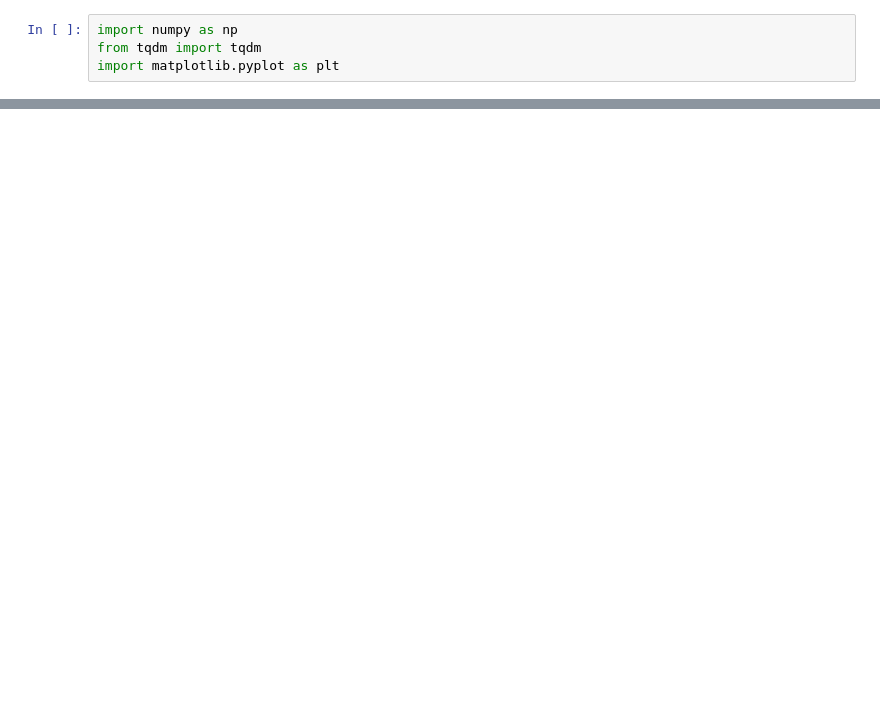
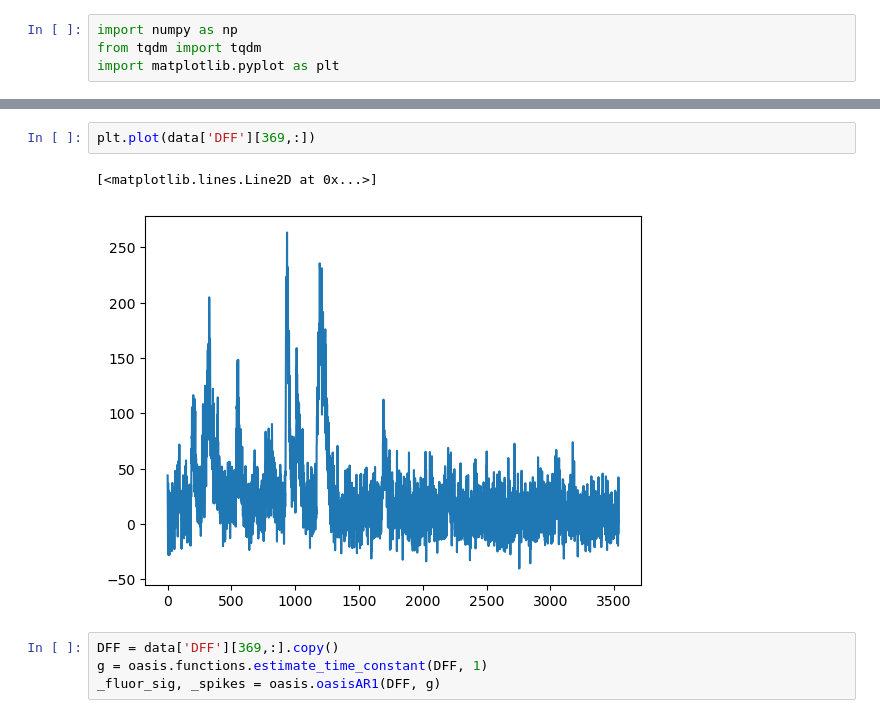
Before and after one commit to dylanmmartins/two-photon-tools, a Jupyter notebook: notebooks/preenCells.ipynb, the cells around one changed output, grey strips where cells are left out. Drawn from its saved outputs; the diff is of its cells as text; blank space fills up the shorter version.

```diff
--- a/notebooks/preenCells.ipynb
+++ b/notebooks/preenCells.ipynb
@@ -168,0 +220,9 @@ fig.tight_layout()
+# %%
+plt.plot(data['DFF'][369,:])
+# %% [output]
+[<matplotlib.lines.Line2D at 0x...>]
+[figure, added]
+# %%
+DFF = data['DFF'][369,:].copy()
+g = oasis.functions.estimate_time_constant(DFF, 1)
+_fluor_sig, _spikes = oasis.oasisAR1(DFF, g)
```
Also changed, not shown: parts of 32 cells of this notebook.
